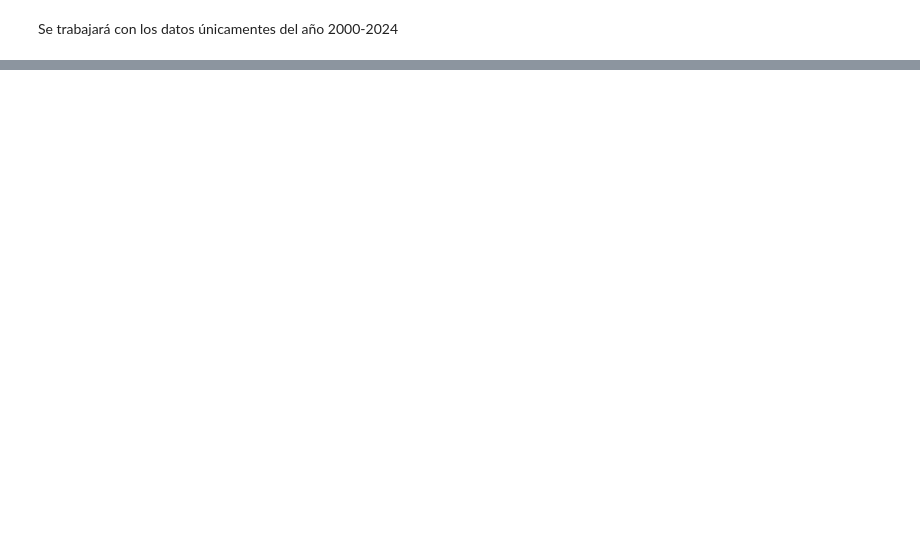
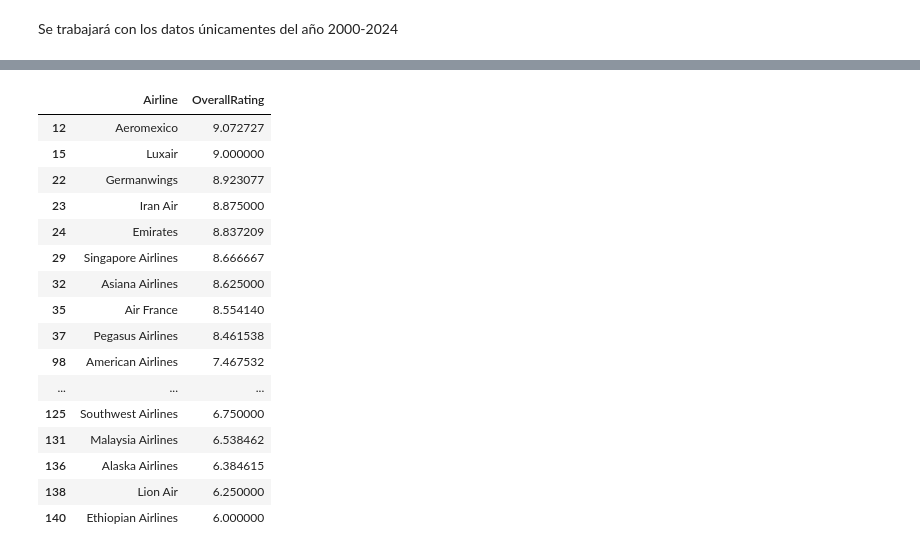
Before and after one commit to 2Dsa3/PROYECTO-1-LENGUAJES-DE-PROGRAMACI-N, a Jupyter notebook: Proyecto 2/EDA_rated_flights.ipynb, the cells around one changed output, grey strips where cells are left out. Cells and saved outputs as stored; diff of their text form; code cells hidden in the pictures; blank space fills up the shorter version.

```diff
--- a/Proyecto 2/EDA_rated_flights.ipynb
+++ b/Proyecto 2/EDA_rated_flights.ipynb
@@ -259,0 +256,6 @@ df_plane_crashes
+# %%
+# Obtenemos el promedio de las calificaciones por aerolínea
+
+airlinesBYoverallratingMean = df_RatedFlights_airlineBYrating_filtered.groupby('Airline').agg({'OverallRating':'mean'}).sort_values(by='OverallRating', ascending=False)
+airlinesBYoverallratingMean.reset_index(inplace=True)
+airlinesBYoverallratingMean
@@ -259,0 +276,23 @@ df_plane_crashes
+# %%
+
+#Encontrar las aerolíneas que han tenido accidentes
+airlinesWithCrashes = airlinesBYoverallratingMean[airlinesBYoverallratingMean['Airline'].isin(df_plane_crashes['Operator'].unique())]
+airlinesWithCrashes
+# %% [output]
+|  | Airline | OverallRating |
+| 12 | Aeromexico | 9.072727 |
+| 15 | Luxair | 9.000000 |
+| 22 | Germanwings | 8.923077 |
+| 23 | Iran Air | 8.875000 |
+| 24 | Emirates | 8.837209 |
+| 29 | Singapore Airlines | 8.666667 |
+| 32 | Asiana Airlines | 8.625000 |
+| 35 | Air France | 8.554140 |
+| 37 | Pegasus Airlines | 8.461538 |
+| 98 | American Airlines | 7.467532 |
+| ... | ... | ... |
+| 125 | Southwest Airlines | 6.750000 |
+| 131 | Malaysia Airlines | 6.538462 |
+| 136 | Alaska Airlines | 6.384615 |
+| 138 | Lion Air | 6.250000 |
+| 140 | Ethiopian Airlines | 6.000000 |
```
Also changed, not shown: parts of 30 cells of this notebook, 2 other files.
